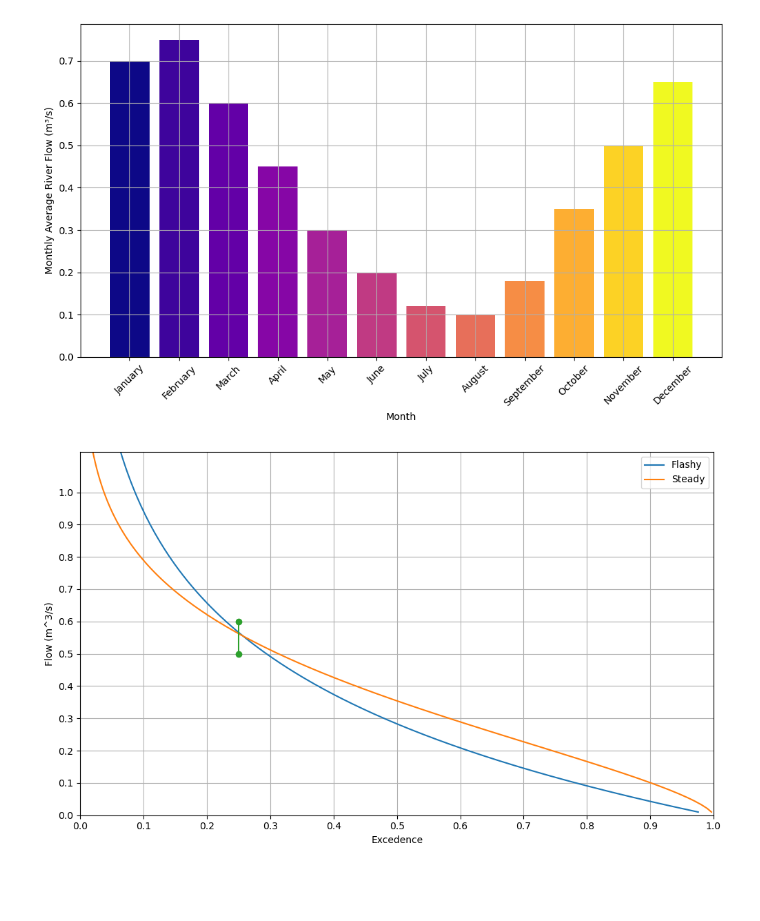
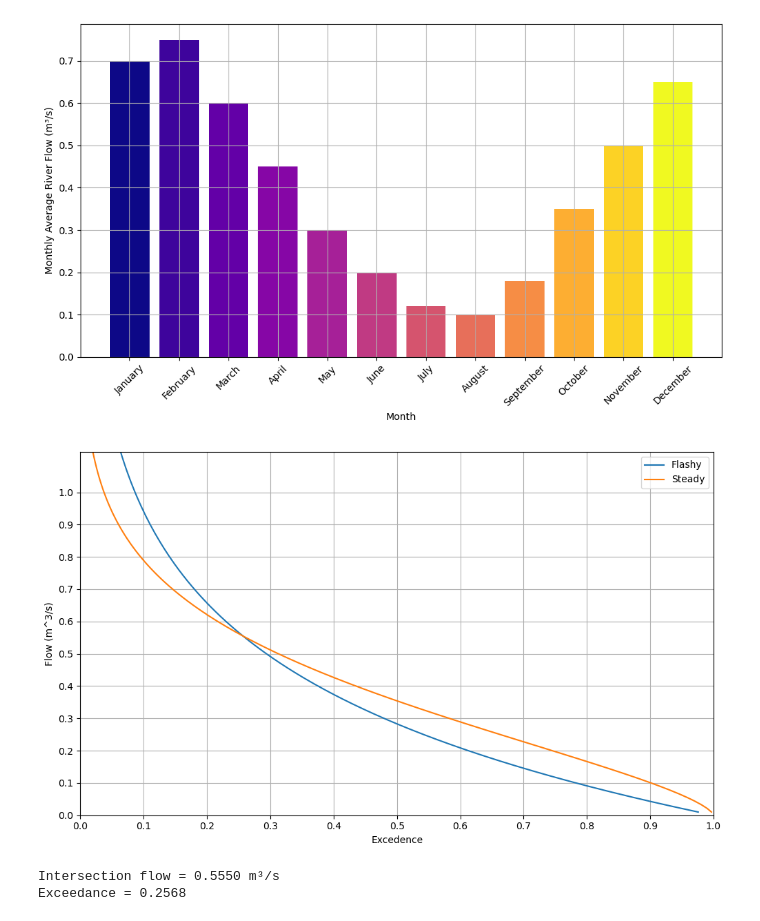
Before and after one commit to c-radicallis/RenewableEnergies_project, a Jupyter notebook: 3_HydropowerResource_YieldModeling.ipynb, the cells around one changed output. Cells and saved outputs as stored; diff of their text form; code cells hidden in the pictures; blank space fills up the shorter version.

```diff
--- a/3_HydropowerResource_YieldModeling.ipynb
+++ b/3_HydropowerResource_YieldModeling.ipynb
@@ -27,33 +27,60 @@ plt.show()
 ## Construct FDC (Flow duration curve) # Bridging Monthly Data to Continuous FDC
 Q_avg = np.mean(Q_river) # Calculate Q_avg: Compute the annual mean from the 12 monthly flow values
 k_flashy = 1 #Assume k: Select a shape parameter (k) reflecting the island’s terrain and expected river volatility.
 k_steady = 1.5
 c_flashy = Q_avg/math.gamma(1+1/k_flashy) # Solve for c: Rearrange the Mean Flow Relation to find the scale parameter: c = Q_avg/Γ(1 + 1/k).
 c_steady = Q_avg/math.gamma(1+1/k_steady)
 
 # Generate Curve: Plot a range of flows (q) against their Exceedance Probability E(Q ≥ q)
 Q = np.linspace(0.01, max(Q_river)*1.5, 100)
 E_flashy = np.exp(-(Q/c_flashy)**k_flashy)
 E_steady = np.exp(-(Q/c_steady)**k_steady)
 
 
 
 plt.figure(figsize=(10, 6))
 plt.plot(E_flashy , Q , label="Flashy")
 plt.plot(E_steady , Q , label="Steady")
-plt.plot([0.25,0.25],[0.5,0.6] , marker="o")
+#plt.plot([0.25,0.25],[0.5,0.6] , marker="o")
 #plt.plot([0.2,0.3],[0.5,0.5] , marker="o")
 
 plt.xlabel("Excedence")
 plt.ylabel("Flow (m^3/s)")
 plt.grid(True)
 plt.legend()
 plt.tight_layout()
 plt.xlim(0, 1)
 plt.xticks(np.linspace(0, 1, 11))
 plt.ylim(0,  max(Q_river)*1.5)
 plt.yticks(np.linspace(0, 1, 11))
 plt.show()
 # %% [output]
-[figure, old version]
+[figure, new version]
+# %%
+from scipy.optimize import brentq
+
+def E_flashy_func(Q):
+    return np.exp(-(Q / c_flashy)**k_flashy)
+
+def E_steady_func(Q):
+    return np.exp(-(Q / c_steady)**k_steady)
+
+def difference(Q):
+    return E_flashy_func(Q) - E_steady_func(Q)
+
+# Find the non-zero intersection
+Q_intersect = brentq(
+    difference,
+    0.001,
+    max(Q_river) * 10
+)
+
+# Corresponding exceedance
+E_intersect = E_flashy_func(Q_intersect)
+
+print(f"Intersection flow = {Q_intersect:.4f} m³/s")
+print(f"Exceedance = {E_intersect:.4f}")
+# %% [output]
+Intersection flow = 0.5550 m³/s
+Exceedance = 0.2568
 # %%
```
Also changed, not shown: parts of 1 cell of this notebook.
